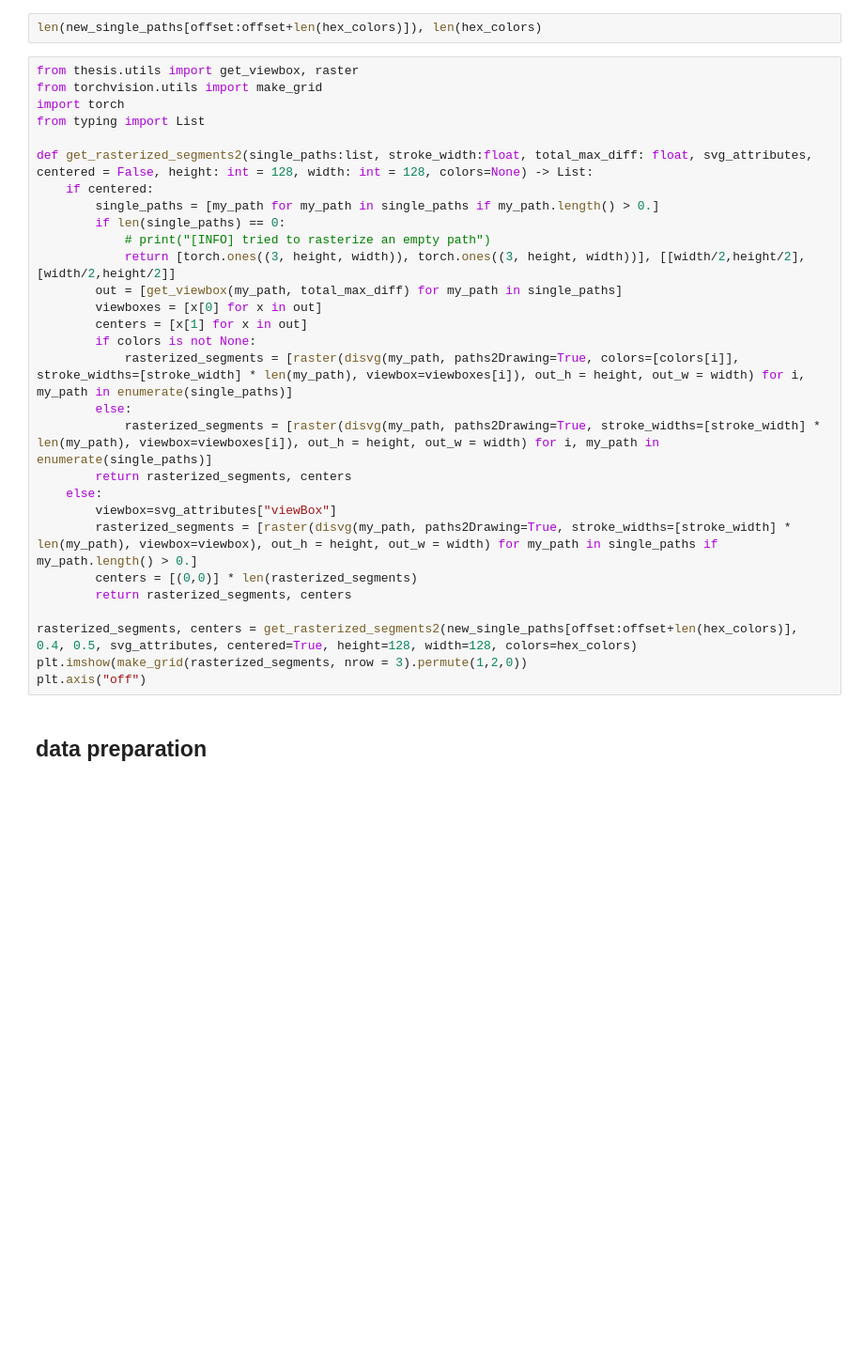
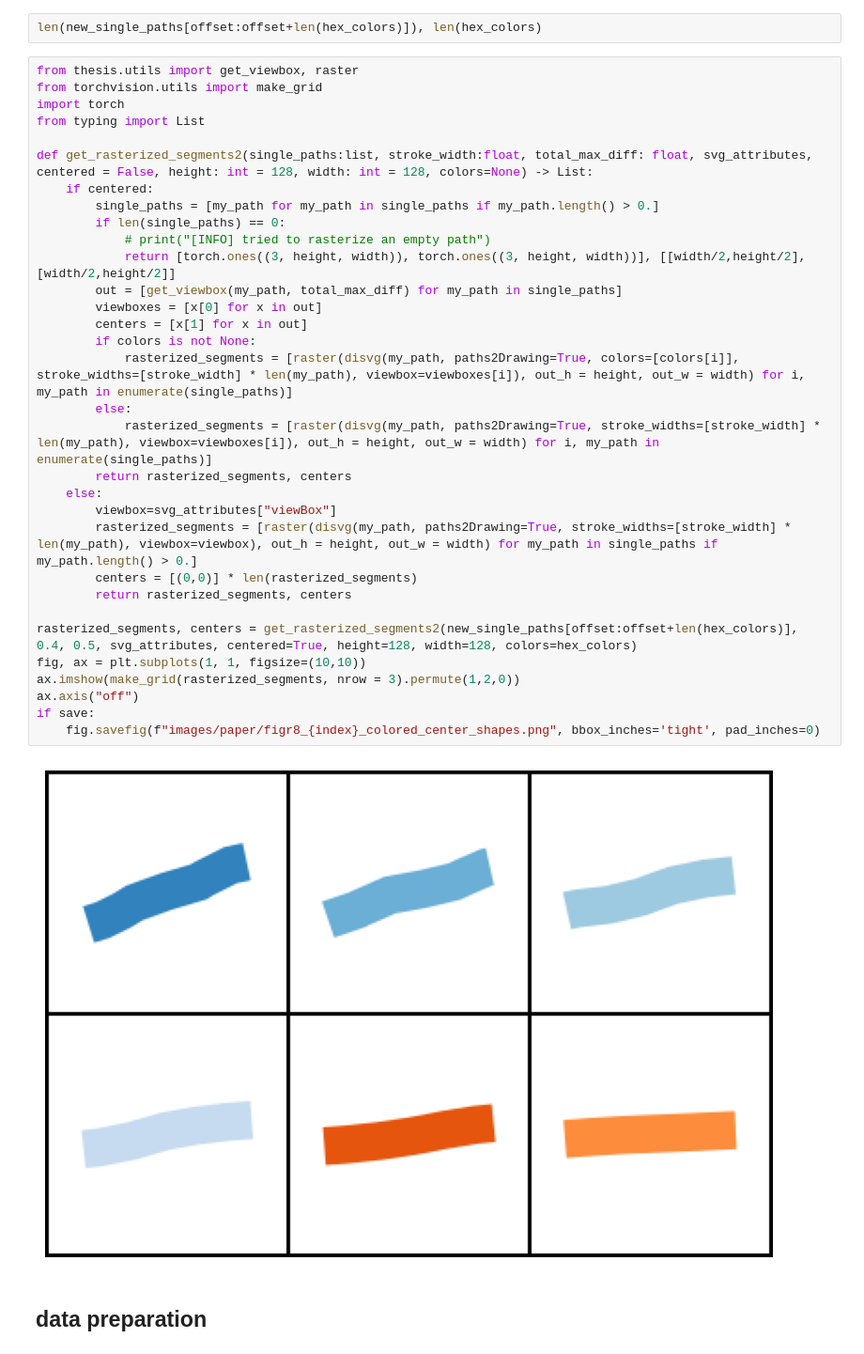
Before and after one commit to potpov/VectorGrimoire, a Jupyter notebook: visualizations.ipynb, the cells around one changed output. Shown: that part at 94% size. Saved outputs shown, nothing was run; the diff lists cells and outputs as text; blank space fills up the shorter version.

```diff
--- a/visualizations.ipynb
+++ b/visualizations.ipynb
@@ -75,32 +84,37 @@ len(new_single_paths[offset:offset+len(hex_colors)]), len(hex_colors)
 # %%
 from thesis.utils import get_viewbox, raster
 from torchvision.utils import make_grid
 import torch
 from typing import List
 
 def get_rasterized_segments2(single_paths:list, stroke_width:float, total_max_diff: float, svg_attributes, centered = False, height: int = 128, width: int = 128, colors=None) -> List:
     if centered:
         single_paths = [my_path for my_path in single_paths if my_path.length() > 0.]
         if len(single_paths) == 0:
             # print("[INFO] tried to rasterize an empty path")
             return [torch.ones((3, height, width)), torch.ones((3, height, width))], [[width/2,height/2], [width/2,height/2]]
         out = [get_viewbox(my_path, total_max_diff) for my_path in single_paths]
         viewboxes = [x[0] for x in out]
         centers = [x[1] for x in out]
         if colors is not None:
             rasterized_segments = [raster(disvg(my_path, paths2Drawing=True, colors=[colors[i]], stroke_widths=[stroke_width] * len(my_path), viewbox=viewboxes[i]), out_h = height, out_w = width) for i, my_path in enumerate(single_paths)]
         else:
             rasterized_segments = [raster(disvg(my_path, paths2Drawing=True, stroke_widths=[stroke_width] * len(my_path), viewbox=viewboxes[i]), out_h = height, out_w = width) for i, my_path in enumerate(single_paths)]
         return rasterized_segments, centers
     else:
         viewbox=svg_attributes["viewBox"]
         rasterized_segments = [raster(disvg(my_path, paths2Drawing=True, stroke_widths=[stroke_width] * len(my_path), viewbox=viewbox), out_h = height, out_w = width) for my_path in single_paths if my_path.length() > 0.]
         centers = [(0,0)] * len(rasterized_segments)
         return rasterized_segments, centers
 
 rasterized_segments, centers = get_rasterized_segments2(new_single_paths[offset:offset+len(hex_colors)], 0.4, 0.5, svg_attributes, centered=True, height=128, width=128, colors=hex_colors)
-plt.imshow(make_grid(rasterized_segments, nrow = 3).permute(1,2,0))
-plt.axis("off")
+fig, ax = plt.subplots(1, 1, figsize=(10,10))
+ax.imshow(make_grid(rasterized_segments, nrow = 3).permute(1,2,0))
+ax.axis("off")
+if save:
+    fig.savefig(f"images/paper/figr8_{index}_colored_center_shapes.png", bbox_inches='tight', pad_inches=0)
+# %% [output]
+[figure, added]
 # %% [markdown]
 ## data preparation
 # %%
```
Also changed, not shown: parts of 1 cell of this notebook.
